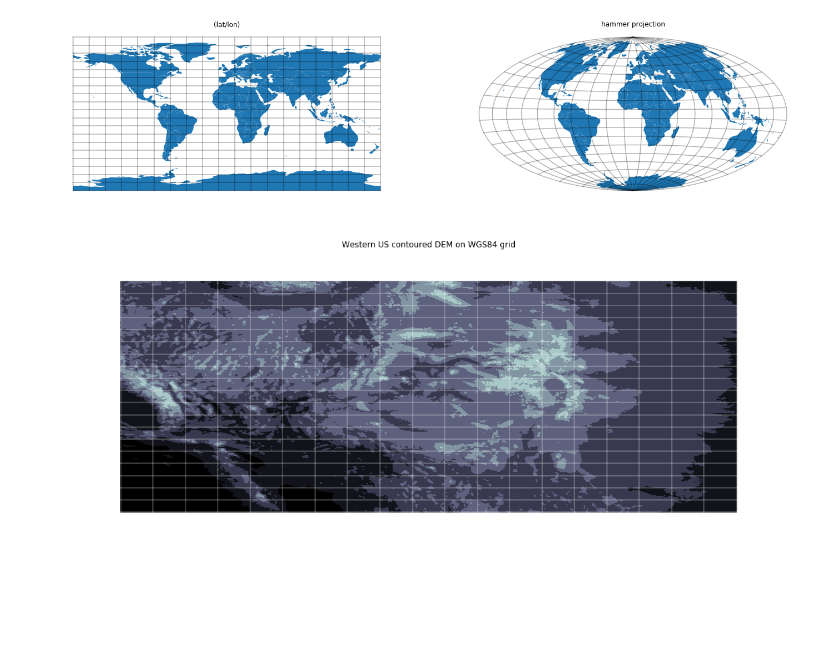
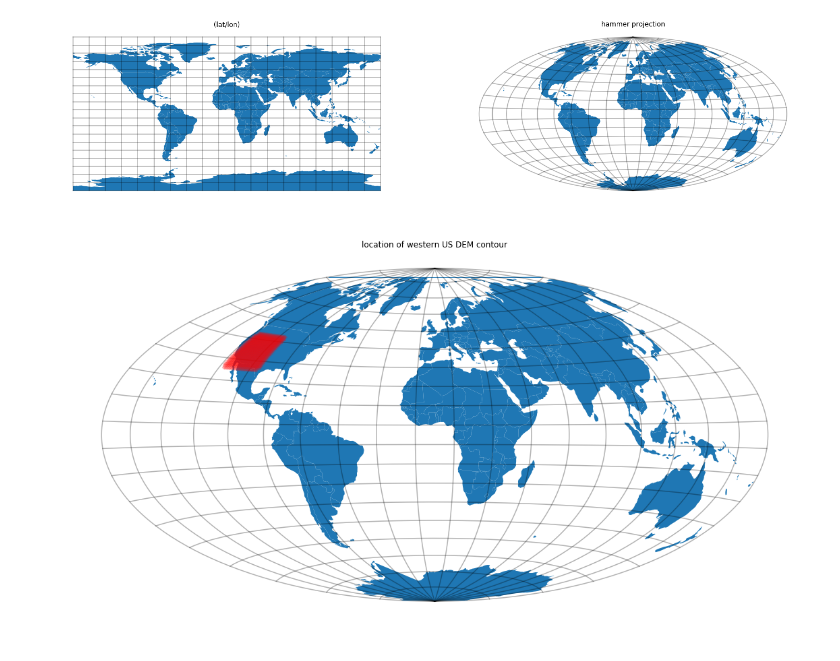
Before and after one commit to chrishavlin/learning_shapefiles, a Jupyter notebook: src/map_projections.ipynb, the cells around one changed output. Drawn from its saved outputs; the diff is of its cells as text; code cells hidden in the pictures; blank space fills up the shorter version.

Commit message:
improving projections

```diff
--- a/src/map_projections.ipynb
+++ b/src/map_projections.ipynb
@@ -63,22 +106,16 @@ plt.show()
 # %%
 # you can also initialize the Proj class with a dictionary!
 # here, it loops over a number of projection dictionaries and plots each
-p_dicts=[{'proj':'hammer','ellps':'WGS84'},
-         {'proj':'robin','ellps':'WGS84'},
-         {'proj':'fouc','ellps':'WGS84'}]
+projs=['hammer','robin','fouc']
 isubpl=1
 plt.figure(figsize=[12,5])
-for p_dict in p_dicts:
-    p = Proj(p_dict)
-    ax=plt.subplot(1,len(p_dicts),isubpl)
+for projtype in projs:
+    projGrid=projectGrid(llgrid,projtype) # returns list of x-y dicts
+    ax=plt.subplot(1,len(projs),isubpl)
     isubpl=isubpl+1
-    for lon in lon_lines:
-        x,y= p(lon*np.ones(lat_range.size),lat_range)
-        plt.plot(x,y,'k')
-    for lat in lat_lines:
-        x,y= p(lon_range,lat*np.ones(lon_range.size))
-        plt.plot(x,y,'k')
-    plt.title(p_dict['proj'])
+    for ln in projGrid:
+        plt.plot(ln['x'],ln['y'],'k')
+    plt.title(projtype)
     ax.get_xaxis().set_visible(False)
     ax.get_yaxis().set_visible(False)
 plt.show()
@@ -125,48 +159,73 @@ plt.show()
 from resources.etopo1support import etopo
 import os
 
+
+proj_type='hammer'
+world = world.to_crs({'proj':proj_type, 'ellps':'WGS84'})
+projGrid=projectGrid(llgrid,proj_type)
+
+# plot locator map
+plt.figure(figsize=(20,10))
+
+ax1=plt.gca()
+world.plot(ax=ax1) # countries
+for ln in projGrid:
+    ax1.plot(ln['x'],ln['y'],'k',alpha=0.3) # global lat/lon grid
+
+# build/plot local lat/lon grid
 lon_lines=np.linspace(-120,-100,20) # line of longitude at every point
 lat_lines=np.linspace(30,44,20) # line of latitude at every point
-lat_range=np.linspace(29,45,50) # lat pts to plot along a lon line
-lon_range=np.linspace(-121,-99,50) # lon pts to plot along a lat line
+llgrid2=buildLatLonGrid(lon_lines,lat_lines,50,55,lat_rng=[29,45],lon_rng=[-121,-99])
+projGrid=projectGrid(llgrid2,proj_type)
+for ln in projGrid:
+    ax1.plot(ln['x'],ln['y'],'r',alpha=.3,linewidth=5)
+plt.title("location of western US DEM contour")
+ax1.axis('off')
 
+plt.show()
 topo_file='../data/elevation_data/etopo1.asc'
-# load western US elevation data previously downloaded from https://www.ngdc.noaa.gov/mgg/global/global.html
+
+# load western US elevation data downloaded/modified from https://www.ngdc.noaa.gov/mgg/global/global.html
 if os.path.isfile(topo_file):
     topo=etopo(topo_file)
 
+    # contour plot
     plt.figure(figsize=[20,8])
-    plt.contourf(topo.lons,topo.lats,topo.topo,10,vmin=0,cmap='bone')
+    plt.contourf(topo.lons,topo.lats,topo.topo,50,vmin=0,cmap='terrain')
 
-    for lon in lon_lines:
-        plt.plot(lon*np.ones(lat_range.size),lat_range,'w',alpha=0.3)
-    for lat in lat_lines:
-        plt.plot(lon_range,lat*np.ones(lon_range.size),'w',alpha=0.3)
+    # raw lat/lon grid
+    for lon_line in llgrid2['lons']:
+        plt.plot(lon_line,llgrid2['lat_range'],'w',alpha=0.3)
+    for lat_line in llgrid2['lats']:
+        plt.plot(llgrid2['lon_range'],lat_line,'w',alpha=0.3)
+
     plt.gca().axis('off')
     plt.title('Western US contoured DEM on WGS84 grid')
     plt.show()
 
+    # projected figure
     plt.figure(figsize=[20,8])
-    p = Proj(proj='robin',ellps='WGS84',lon_0=-110)
+
 
     # build meshgrid of lon/lat points
     LonG,LatG=np.meshgrid(topo.lons,topo.lats)
 
-    # projecto that grid!
+
+    # project that meshgrid!
+    lon_0=-110
+    p = Proj(proj=proj_type,ellps='WGS84',lon_0=lon_0)
     xlons,xlats=p(LonG,LatG)
 
     # contour the elevation on the new grid!
-    plt.contourf(xlons,xlats,topo.topo,10,vmin=0,cmap='bone')
+    plt.contourf(xlons,xlats,topo.topo,50,vmin=0,cmap='terrain')
 
-    for lon in lon_lines:
-        x,y= p(lon*np.ones(lat_range.size),lat_range)
-        plt.plot(x,y,'w',alpha=0.3)
-    for lat in lat_lines:
-        x,y= p(lon_range,lat*np.ones(lon_range.size))
-        plt.plot(x,y,'w',alpha=0.3)
+    # plot projected base grid
+    projGrid=projectGrid(llgrid2,proj_type,lon_0=lon_0)
+    for ln in projGrid:
+        plt.plot(ln['x'],ln['y'],'w',alpha=0.3)
 
     plt.gca().axis('off')
     plt.title('Western US contoured DEM on hammer projection')
     plt.show()
 # %% [output]
-[figure, old version]
+[figure, new version]
```
Also changed, not shown: parts of 8 cells of this notebook.
